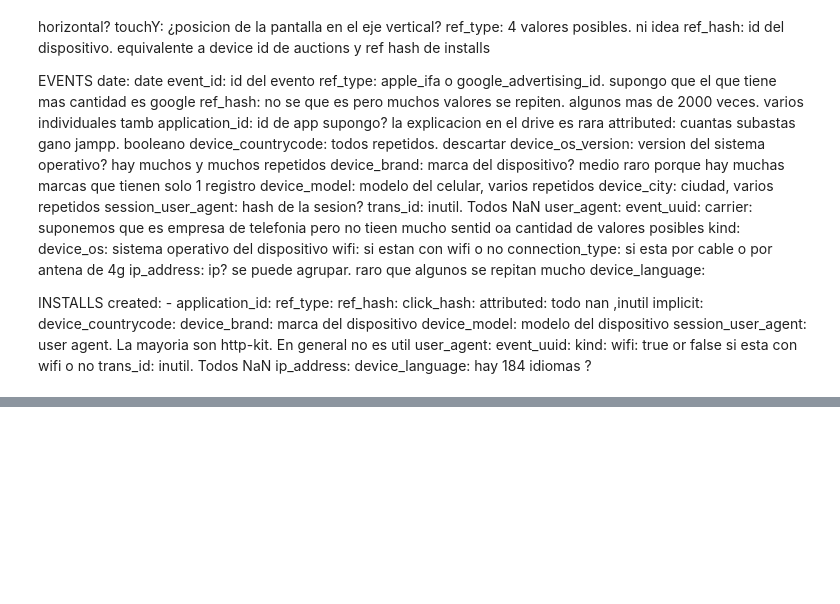
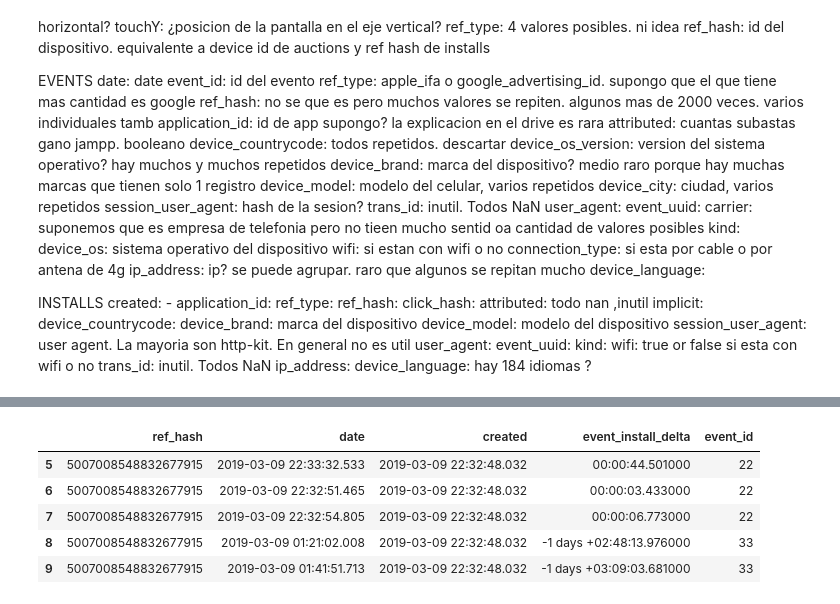
Before and after one commit to MartinRosasSommer/Datos2019, a Jupyter notebook: Analisis 1.ipynb, the cells around one changed output, grey strips where cells are left out. Saved outputs shown, nothing was run; the diff lists cells and outputs as text; code cells hidden in the pictures; blank space fills up the shorter version.

```diff
--- a/Analisis 1.ipynb
+++ b/Analisis 1.ipynb
@@ -410,7 +895,14 @@ two_hour_delta = timedelta(minutes=120)
 five_hour_delta = timedelta(minutes=300)
 one_day_delta = timedelta(days=1)
 # %%
-events_installs_dates[events_installs_dates["event_install_delta"] < one_hour_delta].head()
+events_installs_dates[events_installs_dates["event_install_delta"] < half_hour_delta].head()
+# %% [output]
+|  | ref_hash | date | created | event_install_delta | event_id |
+| 5 | 5007008548832677915 | 2019-03-09 22:33:32.533 | 2019-03-09 22:32:48.032 | 00:00:44.501000 | 22 |
+| 6 | 5007008548832677915 | 2019-03-09 22:32:51.465 | 2019-03-09 22:32:48.032 | 00:00:03.433000 | 22 |
+| 7 | 5007008548832677915 | 2019-03-09 22:32:54.805 | 2019-03-09 22:32:48.032 | 00:00:06.773000 | 22 |
+| 8 | 5007008548832677915 | 2019-03-09 01:21:02.008 | 2019-03-09 22:32:48.032 | -1 days +02:48:13.976000 | 33 |
+| 9 | 5007008548832677915 | 2019-03-09 01:41:51.713 | 2019-03-09 22:32:48.032 | -1 days +03:09:03.681000 | 33 |
 # %%
 #miro en distintas distancias de tiempo desde la instalacion
 # %%
```
Also changed, not shown: parts of 66 cells of this notebook.
